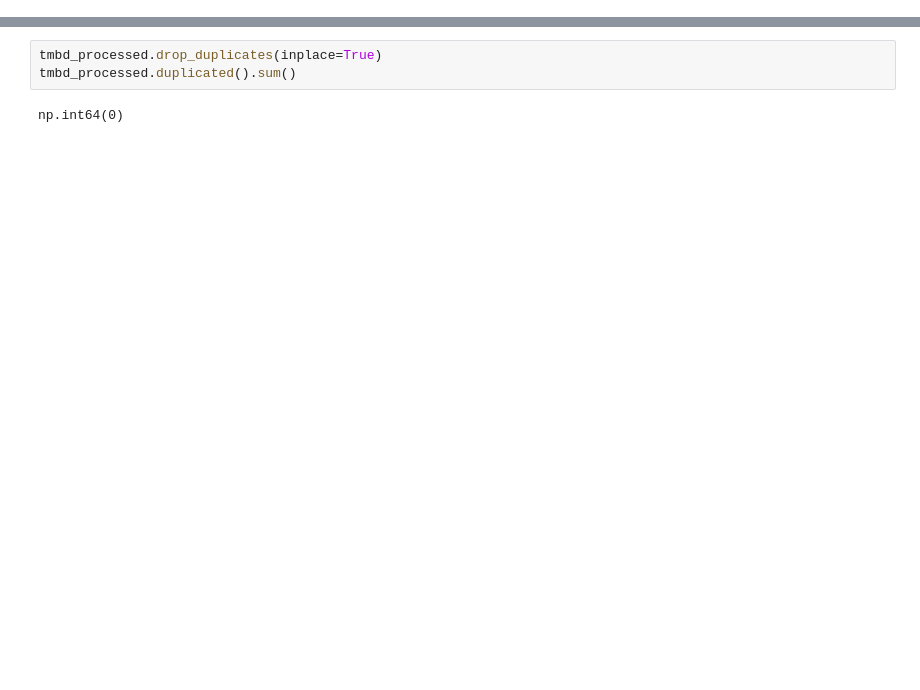
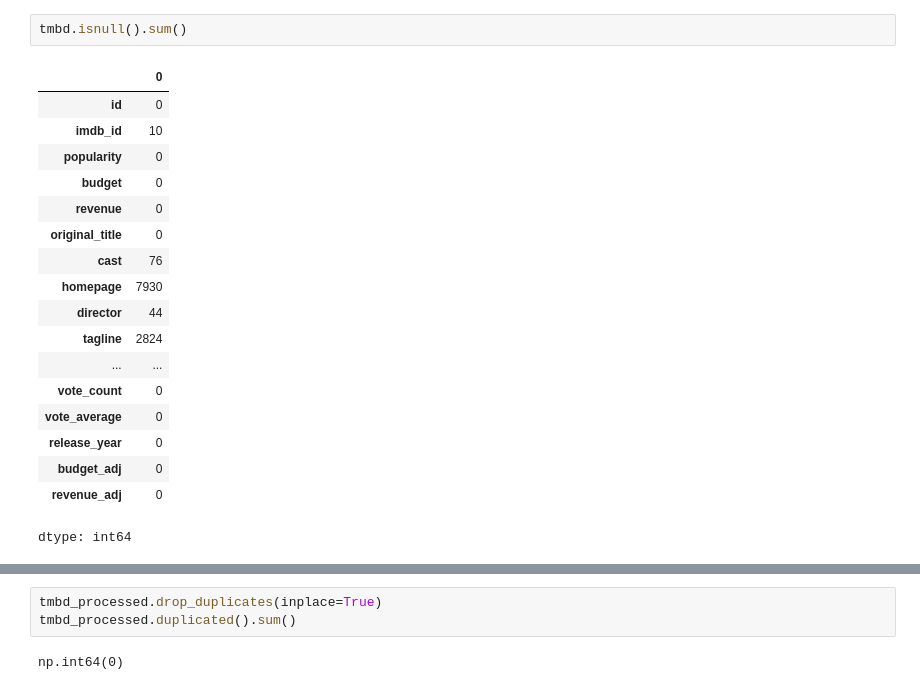
Before and after one commit to Wasey23/CI-345-Machine-Learning-Project, a Jupyter notebook: Logistic_Regression_Classifier.ipynb, the cells around one changed output, grey strips where cells are left out. Drawn from its saved outputs; the diff is of its cells as text; blank space fills up the shorter version.

```diff
--- a/Logistic_Regression_Classifier.ipynb
+++ b/Logistic_Regression_Classifier.ipynb
@@ -63,0 +40,21 @@ Mounted at /content/drive
+# %%
+tmbd.isnull().sum()
+# %% [output]
+|  | 0 |
+| id | 0 |
+| imdb_id | 10 |
+| popularity | 0 |
+| budget | 0 |
+| revenue | 0 |
+| original_title | 0 |
+| cast | 76 |
+| homepage | 7930 |
+| director | 44 |
+| tagline | 2824 |
+| ... | ... |
+| vote_count | 0 |
+| vote_average | 0 |
+| release_year | 0 |
+| budget_adj | 0 |
+| revenue_adj | 0 |
+dtype: int64
```
Also changed, not shown: parts of 63 cells of this notebook.
